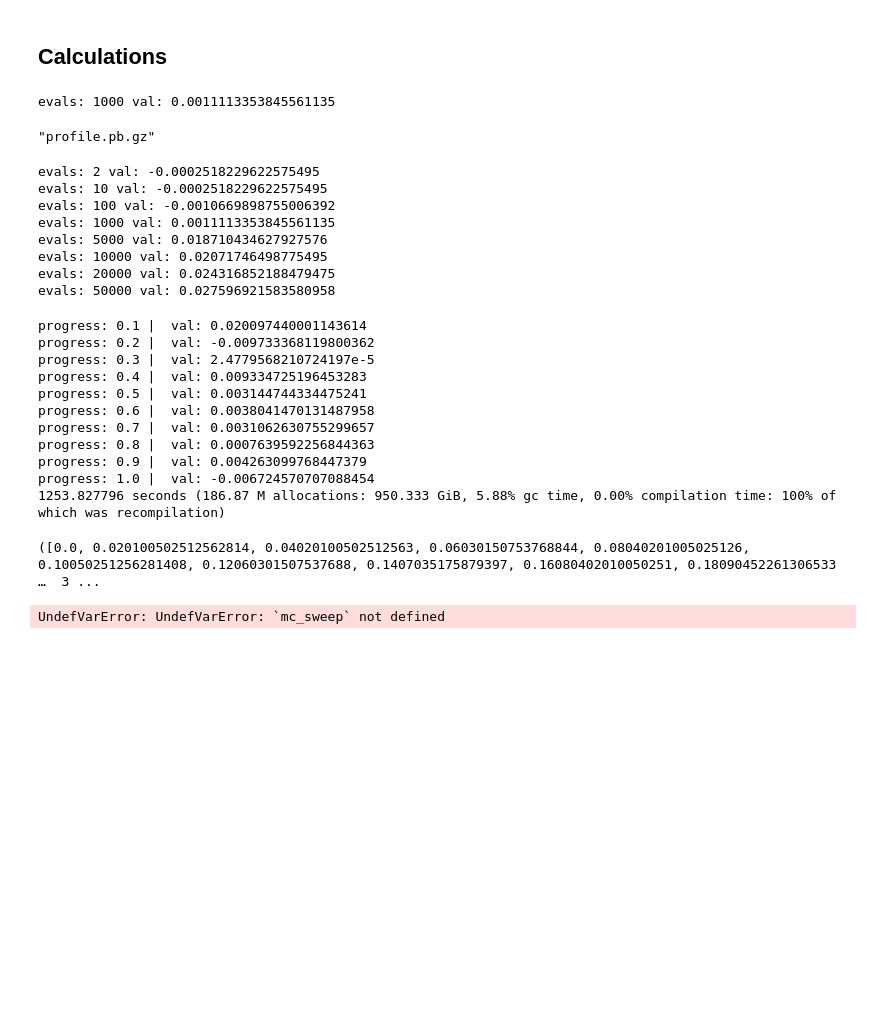
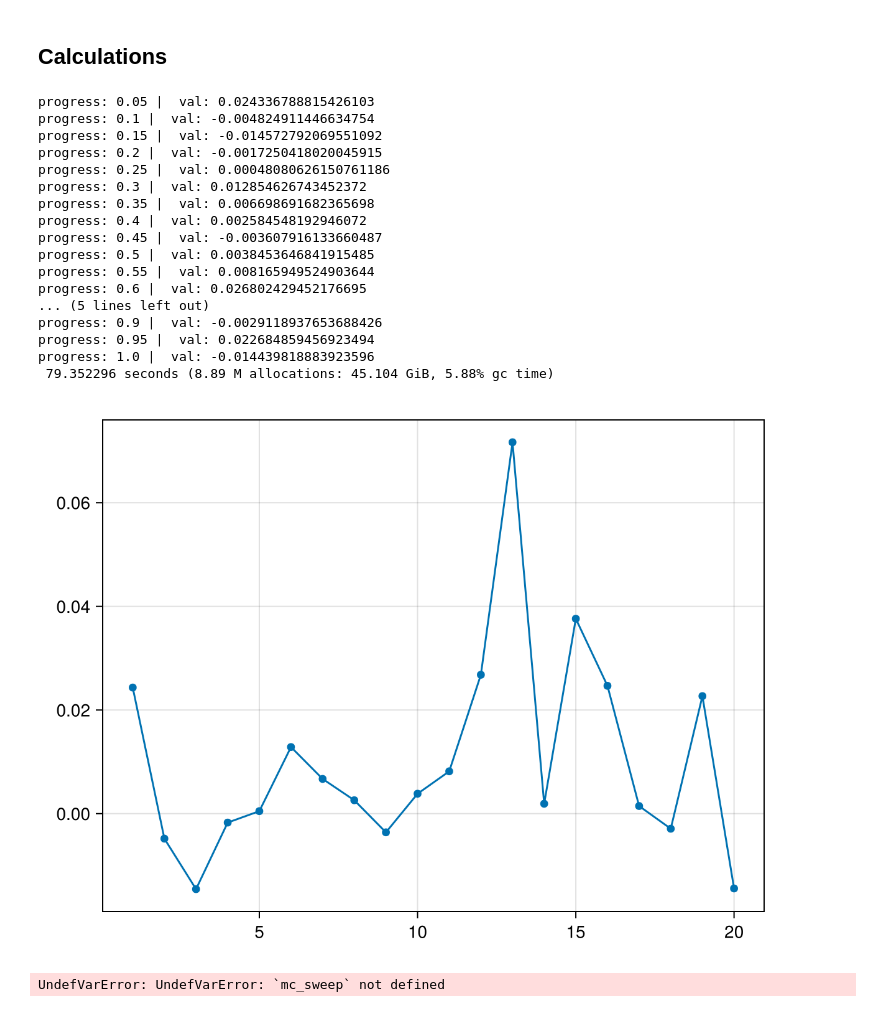
Before and after one commit to fernandopenaranda/LMC, a Jupyter notebook: src/Paper/Figure_TBG.ipynb, the cells around one changed output. Cells and saved outputs as stored; diff of their text form; code cells hidden in the pictures; blank space fills up the shorter version.

```diff
--- a/src/Paper/Figure_TBG.ipynb
+++ b/src/Paper/Figure_TBG.ipynb
@@ -73,53 +82,33 @@ lmcpresetpath = "/Users/fernandopenaranda/Documents/Work/PostdocDonosti/Packages
 l = xxx_lmc_presets(ParamsHF(pimported, μ = s.mus[20]), diagm(s.ofmats[20]), T = 1, evals = 19);
 # %% [markdown]
 ## Calculations
-# %%
-using Profile
-us
-e = 1000
-@pprof linear_magneto_conductivity_orbital(
-    xxx_lmc_presets(ParamsHF(pimported, μ = s.mus[20]),
-        diagm(s.ofmats[20]), T = 1.0, evals = e))
-        println("evals: ", e," val: ", val)
-# %% [output]
-evals: 1000 val: 0.0011113353845561135
-# %%
-@pprof linear_magneto_conductivity_orbital(
-    xxx_lmc_presets(ParamsHF(pimported, μ = s.mus[20]),
-        diagm(s.ofmats[20]), T = 1.0, evals = 1000))
-# %% [output]
-"profile.pb.gz"
-# %%
-evallist = [2,10, 100, 1000, 5000, 10000, 20000, 50000]
-for e in evallist
-        val = linear_magneto_conductivity_orbital(
-        xxx_lmc_presets(ParamsHF(pimported, μ = s.mus[20]),
-         diagm(s.ofmats[20]), T = 1, evals = e))
-         println("evals: ", e," val: ", val)
-end
-# %% [output]
-evals: 2 val: -0.0002518229622575495
-evals: 10 val: -0.0002518229622575495
-evals: 100 val: -0.0010669898755006392
-evals: 1000 val: 0.0011113353845561135
-evals: 5000 val: 0.018710434627927576
-evals: 10000 val: 0.02071746498775495
-evals: 20000 val: 0.024316852188479475
-evals: 50000 val: 0.027596921583580958
 # %%
-@time vorbs = lmc_orb_sweep(folder, "vp", evals = 100, T = 1000)
+@time vorbs = lmc_orb_sweep(folder, "vp", evals = 100, T = 5);
 # %% [output]
-progress: 0.1 |  val: 0.020097440001143614
-progress: 0.2 |  val: -0.009733368119800362
-progress: 0.3 |  val: 2.4779568210724197e-5
-progress: 0.4 |  val: 0.009334725196453283
-progress: 0.5 |  val: 0.003144744334475241
-progress: 0.6 |  val: 0.0038041470131487958
-progress: 0.7 |  val: 0.0031062630755299657
-progress: 0.8 |  val: 0.0007639592256844363
-progress: 0.9 |  val: 0.004263099768447379
-progress: 1.0 |  val: -0.006724570707088454
-1253.827796 seconds (186.87 M allocations: 950.333 GiB, 5.88% gc time, 0.00% compilation time: 100% of which was recompilation)
+progress: 0.05 |  val: 0.024336788815426103
+progress: 0.1 |  val: -0.004824911446634754
+progress: 0.15 |  val: -0.014572792069551092
+progress: 0.2 |  val: -0.0017250418020045915
+progress: 0.25 |  val: 0.00048080626150761186
+progress: 0.3 |  val: 0.012854626743452372
+progress: 0.35 |  val: 0.006698691682365698
+progress: 0.4 |  val: 0.002584548192946072
+progress: 0.45 |  val: -0.003607916133660487
+progress: 0.5 |  val: 0.0038453646841915485
+progress: 0.55 |  val: 0.008165949524903644
+progress: 0.6 |  val: 0.026802429452176695
+... (5 lines left out)
+progress: 0.9 |  val: -0.0029118937653688426
+progress: 0.95 |  val: 0.022684859456923494
+progress: 1.0 |  val: -0.014439818883923596
+ 79.352296 seconds (8.89 M allocations: 45.104 GiB, 5.88% gc time)
-([0.0, 0.020100502512562814, 0.04020100502512563, 0.06030150753768844, 0.08040201005025126, 0.10050251256281408, 0.12060301507537688, 0.1407035175879397, 0.16080402010050251, 0.18090452261306533  …  3 ...
+# %%
+fig = Figure()
+ax = Axis(fig[1,1])
+lines!(ax,  [v for v in vorbs[2]] )
+scatter!(ax,  [v for v in vorbs[2]] )
+fig
+# %% [output]
+[figure, added]
 # %%
 ns, mcqah = mc_sweep(:x, :x, :x, pimported, simportedqah;
```
Also changed, not shown: parts of 10 cells of this notebook, 6 other files.
